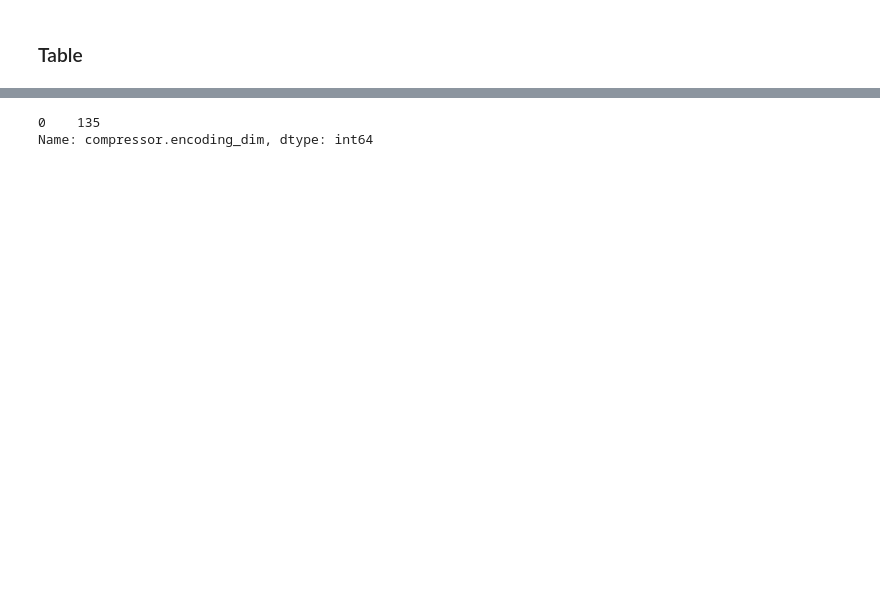
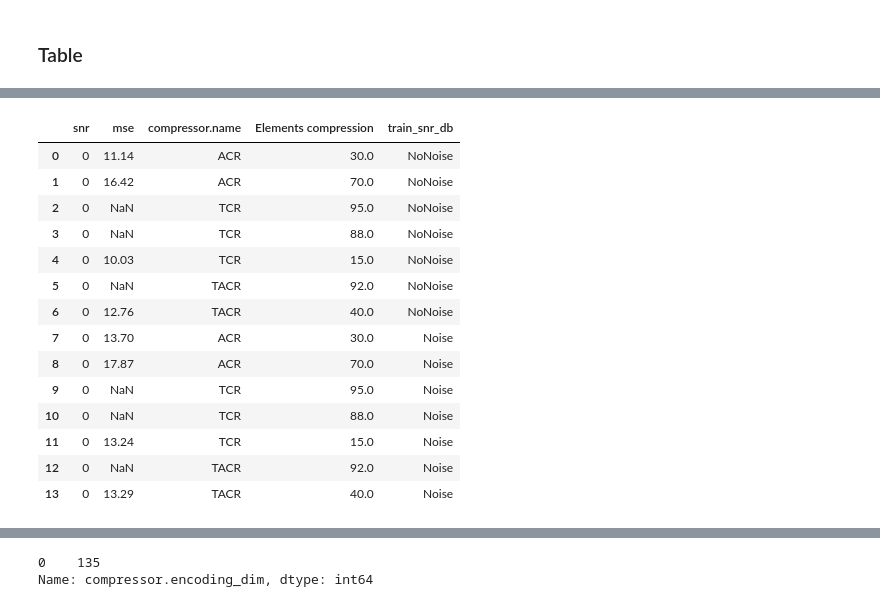
Before and after one commit to alessiodevoto/peekvit, a Jupyter notebook: result_processing_august3.ipynb, the cells around one changed output, grey strips where cells are left out. Saved outputs shown, nothing was run; the diff lists cells and outputs as text; code cells hidden in the pictures; blank space fills up the shorter version.

```diff
--- a/result_processing_august3.ipynb
+++ b/result_processing_august3.ipynb
@@ -1201,0 +1601,18 @@ pivot_df_std = new_df.pivot_table(
+# %%
+new_df
+# %% [output]
+|  | snr | mse | compressor.name | Elements compression | train_snr_db |
+| 0 | 0 | 11.14 | ACR | 30.0 | NoNoise |
+| 1 | 0 | 16.42 | ACR | 70.0 | NoNoise |
+| 2 | 0 | NaN | TCR | 95.0 | NoNoise |
+| 3 | 0 | NaN | TCR | 88.0 | NoNoise |
+| 4 | 0 | 10.03 | TCR | 15.0 | NoNoise |
+| 5 | 0 | NaN | TACR | 92.0 | NoNoise |
+| 6 | 0 | 12.76 | TACR | 40.0 | NoNoise |
+| 7 | 0 | 13.70 | ACR | 30.0 | Noise |
+| 8 | 0 | 17.87 | ACR | 70.0 | Noise |
+| 9 | 0 | NaN | TCR | 95.0 | Noise |
+| 10 | 0 | NaN | TCR | 88.0 | Noise |
+| 11 | 0 | 13.24 | TCR | 15.0 | Noise |
+| 12 | 0 | NaN | TACR | 92.0 | Noise |
+| 13 | 0 | 13.29 | TACR | 40.0 | Noise |
```
Also changed, not shown: parts of 43 cells of this notebook, 8 other files.
